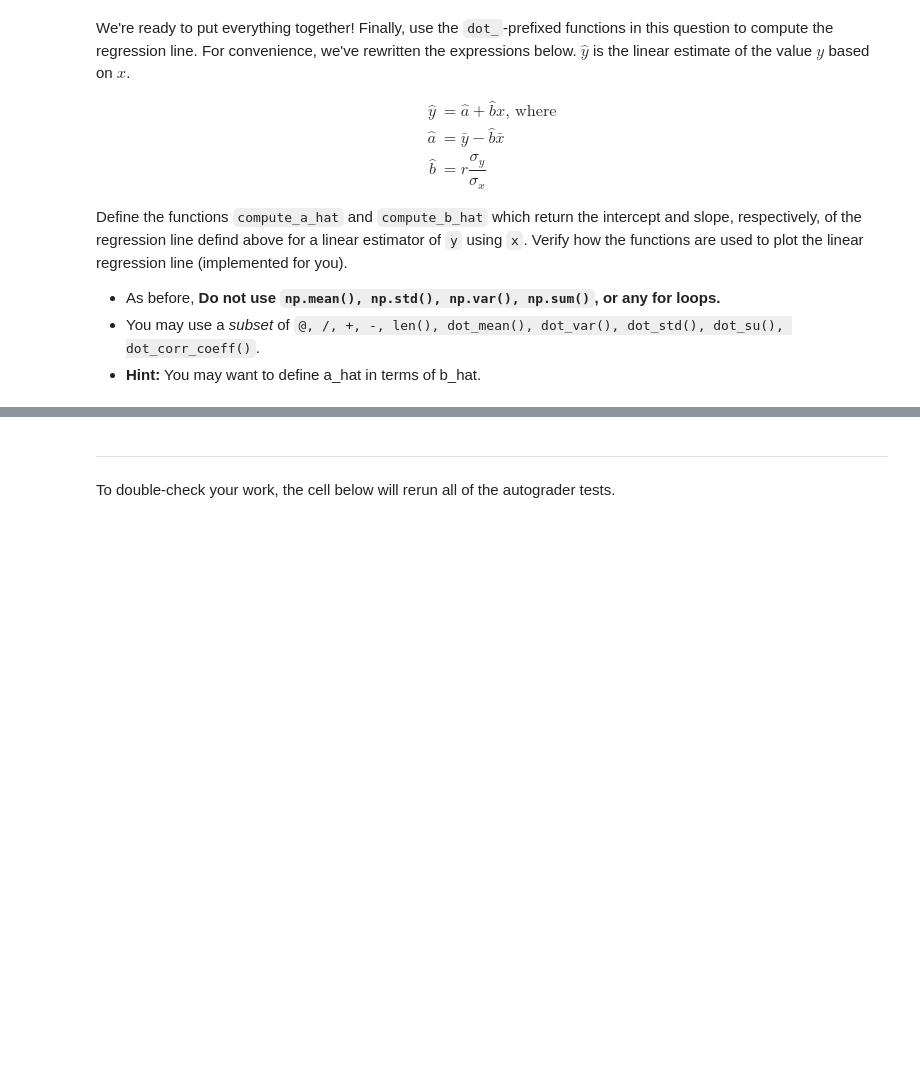
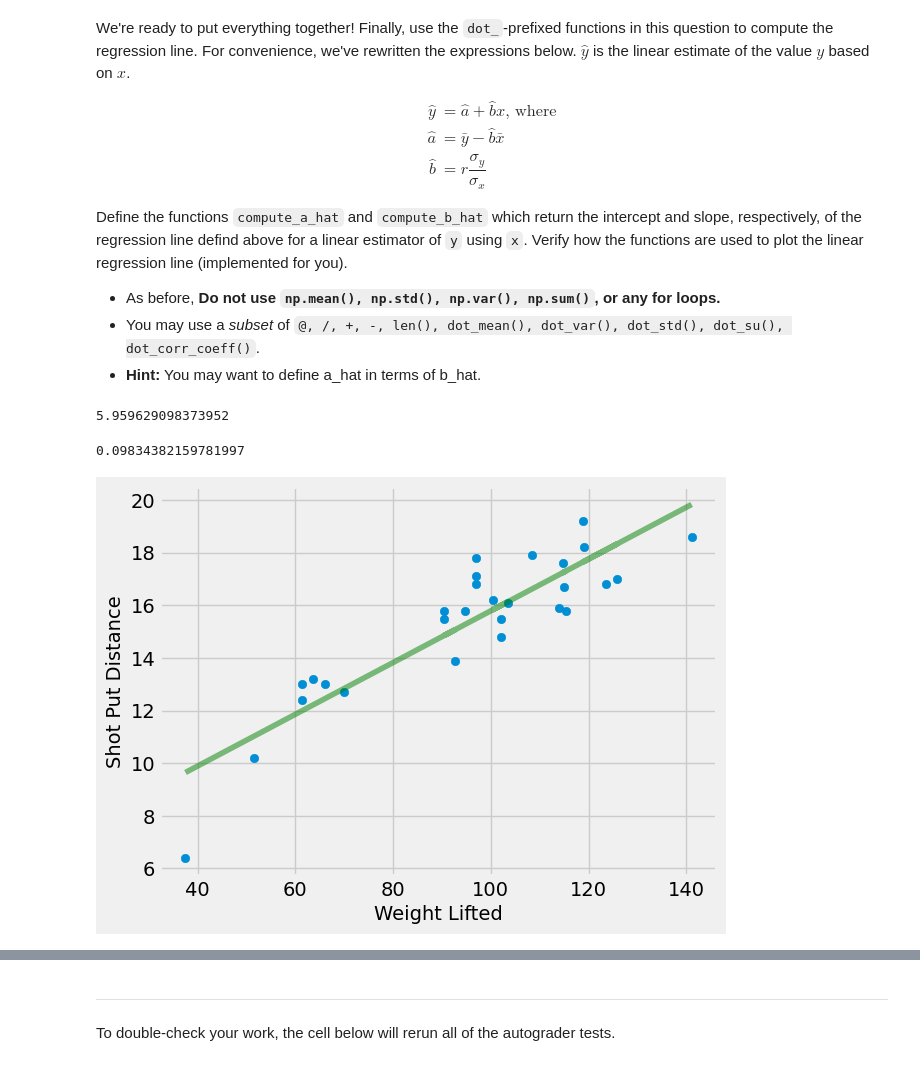
Before and after one commit to AliceRayLu/data-100-sp22, a Jupyter notebook: hw/hw01/hw01.ipynb, the cells around one changed output, grey strips where cells are left out. Drawn from its saved outputs; the diff is of its cells as text; code cells hidden in the pictures; blank space fills up the shorter version.

```diff
--- a/hw/hw01/hw01.ipynb
+++ b/hw/hw01/hw01.ipynb
@@ -950,7 +977,7 @@ Write the body of the function `dot_su` which takes in a 1-D NumPy array `arr` a
 * You should only use a *subset* of `@, /, +, -, len()`, the `dot_mean(), dot_var(), and dot_std()` functions defined above.
 # %%
 def dot_su(arr):
-    ...
+    return (arr-dot_mean(arr))/dot_std(arr)
 
 # do not edit below this line
 q6bi_su = dot_su(weight_lifted)
@@ -976,7 +1012,8 @@ Write the body of the function `dot_corr_coeff` which takes in two 1-D NumPy arr
 * You may also use the `dot_su()` function that you defined in the previous part.
 # %%
 def dot_corr_coeff(x, y):
-    ...
+    n = len(x)
+    return (dot_su(x).T @ dot_su(y))/n
 
 # do not edit below this line
 q6bii_r = dot_corr_coeff(weight_lifted, shot_put_distance)
@@ -1006,20 +1056,24 @@ Define the functions `compute_a_hat` and `compute_b_hat` which return the interc
 * **Hint:** You may want to define a_hat in terms of b_hat.
 # %%
 def compute_a_hat(x, y):
-    ...
+    return dot_mean(y) - compute_b_hat(x,y)*dot_mean(x)
 
 def compute_b_hat(x, y):
-    ...
+    return dot_corr_coeff(x,y)*dot_std(y)/dot_std(x)
 
 # do not edit below this line
 a_hat = compute_a_hat(weight_lifted, shot_put_distance)
 b_hat = compute_b_hat(weight_lifted, shot_put_distance)
 shot_put_hats = a_hat + b_hat * weight_lifted
 plt.scatter(weight_lifted, shot_put_distance) # the actual data
 plt.plot(weight_lifted, shot_put_hats, color='g', alpha=0.5) # the prediction line, transparent green
 plt.xlabel("Weight Lifted")
 plt.ylabel("Shot Put Distance")
 display(compute_a_hat(weight_lifted, shot_put_distance))
 display(compute_b_hat(weight_lifted, shot_put_distance))
+# %% [output]
+5.959629098373952
+0.09834382159781997
+[figure, added]
 # %%
 grader.check("q6c")
```
Also changed, not shown: parts of 30 cells of this notebook, 2 other files.
